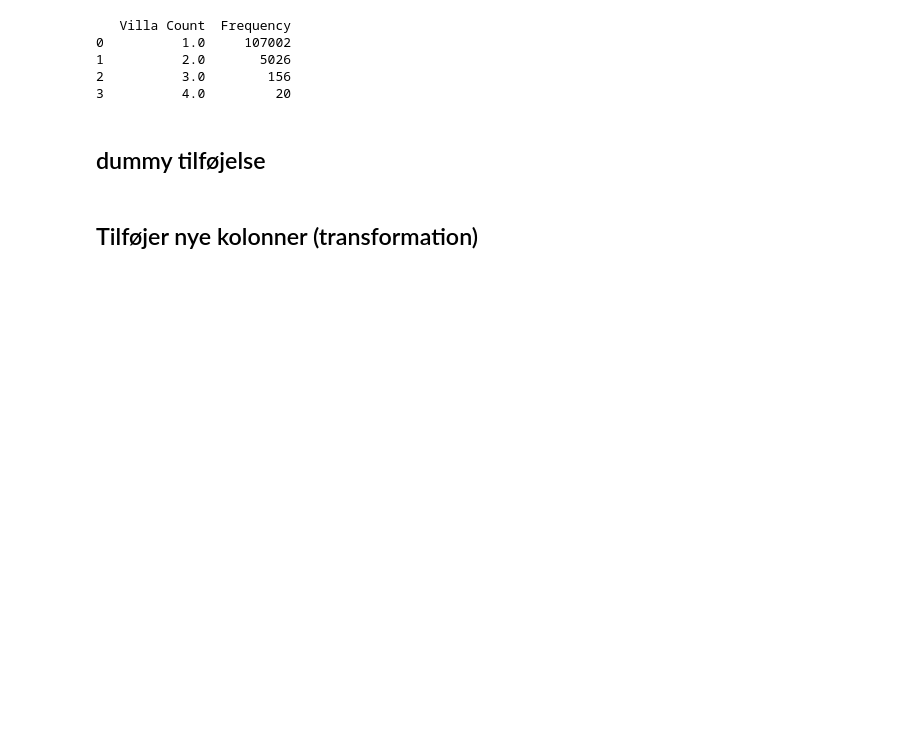
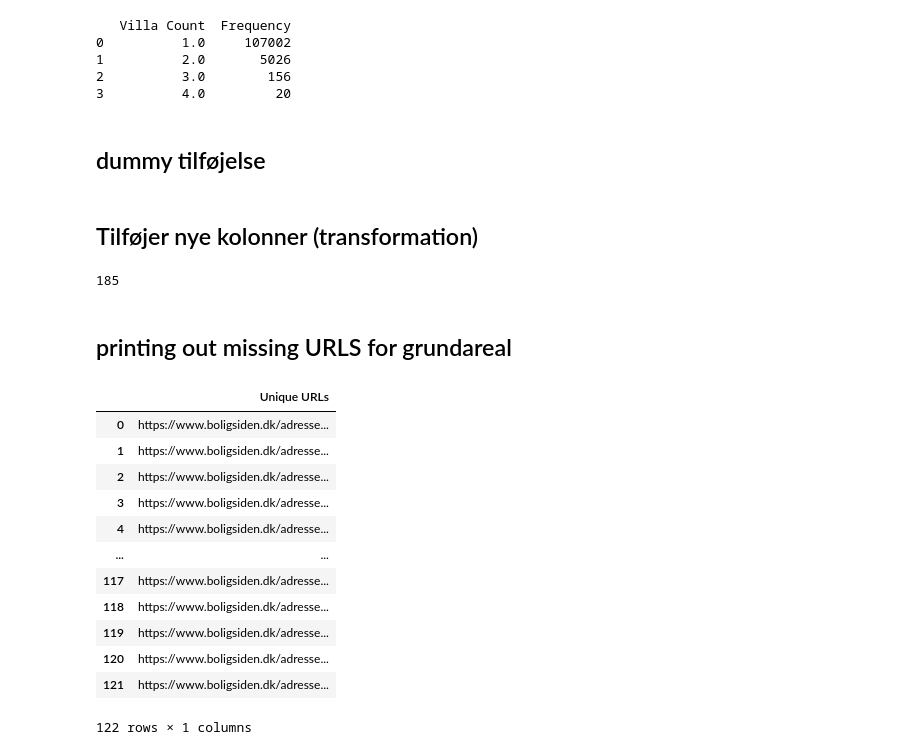
Before and after one commit to qmh341/BA-Project, a Jupyter notebook: Databehandling/Databehandling-Ny.ipynb, the cells around one changed output. Cells and saved outputs as stored; diff of their text form; code cells hidden in the pictures; blank space fills up the shorter version.

```diff
--- a/Databehandling/Databehandling-Ny.ipynb
+++ b/Databehandling/Databehandling-Ny.ipynb
@@ -385,11 +386,21 @@ print(distribution_df)
 # %% [markdown]
 ## Tilføjer nye kolonner (transformation)
 # %%
-result_df['ejendom_alder'] = 2023 - result_df['Build Year']  # Assuming current year is 2023
-result_df['ln_ejendom_alder'] = np.log(result_df['ejendom_alder'] + 1)
+# result_df['ejendom_alder'] = 2023 - result_df['Build Year']  # Assuming current year is 2023
+# result_df['ln_ejendom_alder'] = np.log(result_df['ejendom_alder'] + 1)
 
-result_df['ln_KælderAreal'] = np.log(result_df['KælderAreal'] + 1)
+# result_df['ln_KælderAreal'] = np.log(result_df['KælderAreal'] + 1)
 
-result_df['Værelser_squared'] = result_df['Værelser'] ** 2
-result_df['Toiletter_squared'] = result_df['Toiletter'] ** 2
+# result_df['Værelser_squared'] = result_df['Værelser'] ** 2
+# result_df['Toiletter_squared'] = result_df['Toiletter'] ** 2
+
+# result_df['D_metro_0-1'] = ((result_df['Nearest_Metro_Distance'] > 0) & (result_df['Nearest_Metro_Distance'] <= 1)).astype(int)
+# result_df['D_Tog_0-1'] = ((result_df['Nearest_Tog_Distance'] > 0) & (result_df['Nearest_Tog_Distance'] <= 1)).astype(int)
+# result_df['D_Radhus_0-1'] = ((result_df['Distance_to_rådhus'] > 0) & (result_df['Distance_to_rådhus'] <= 1)).astype(int)
+# result_df['København'] = np.where(result_df['Kommune'] == 'København', 1, 0)
+# result_df['Ejerlejlighed'] = np.where(result_df['Type'] == 'Ejerlejlighed', 1, 0)
+# %%
+Grundliste_df['grundAreal'].isna().sum()
+# %% [output]
+185
 # %%
@@ -398,0 +408,26 @@ result_df['Toiletter_squared'] = result_df['Toiletter'] ** 2
+# %% [markdown]
+## printing out missing URLS for grundareal
+# %%
+# Filter the result_df where 'Ejerlejlighed' equals 0 and find the set difference with Grundliste_df
+unique_urls = set(result_df[result_df['Ejerlejlighed'] == 0]['URL']) - set(Grundliste_df['URL'])
+
+# Convert to DataFrame
+unique_urls_df = pd.DataFrame(list(unique_urls), columns=['Unique URLs'])
+
+# Display the DataFrame
+# unique_urls_df.to_csv('missing_grundareal_14-05.csv', index=False)
+unique_urls_df
+# %% [output]
+|  | Unique URLs |
+| 0 | https://www.boligsiden.dk/adresse... |
+| 1 | https://www.boligsiden.dk/adresse... |
+| 2 | https://www.boligsiden.dk/adresse... |
+| 3 | https://www.boligsiden.dk/adresse... |
+| 4 | https://www.boligsiden.dk/adresse... |
+| ... | ... |
+| 117 | https://www.boligsiden.dk/adresse... |
+| 118 | https://www.boligsiden.dk/adresse... |
+| 119 | https://www.boligsiden.dk/adresse... |
+| 120 | https://www.boligsiden.dk/adresse... |
+| 121 | https://www.boligsiden.dk/adresse... |
+122 rows × 1 columns
```
Also changed, not shown: parts of 4 cells of this notebook, 6 other files.
